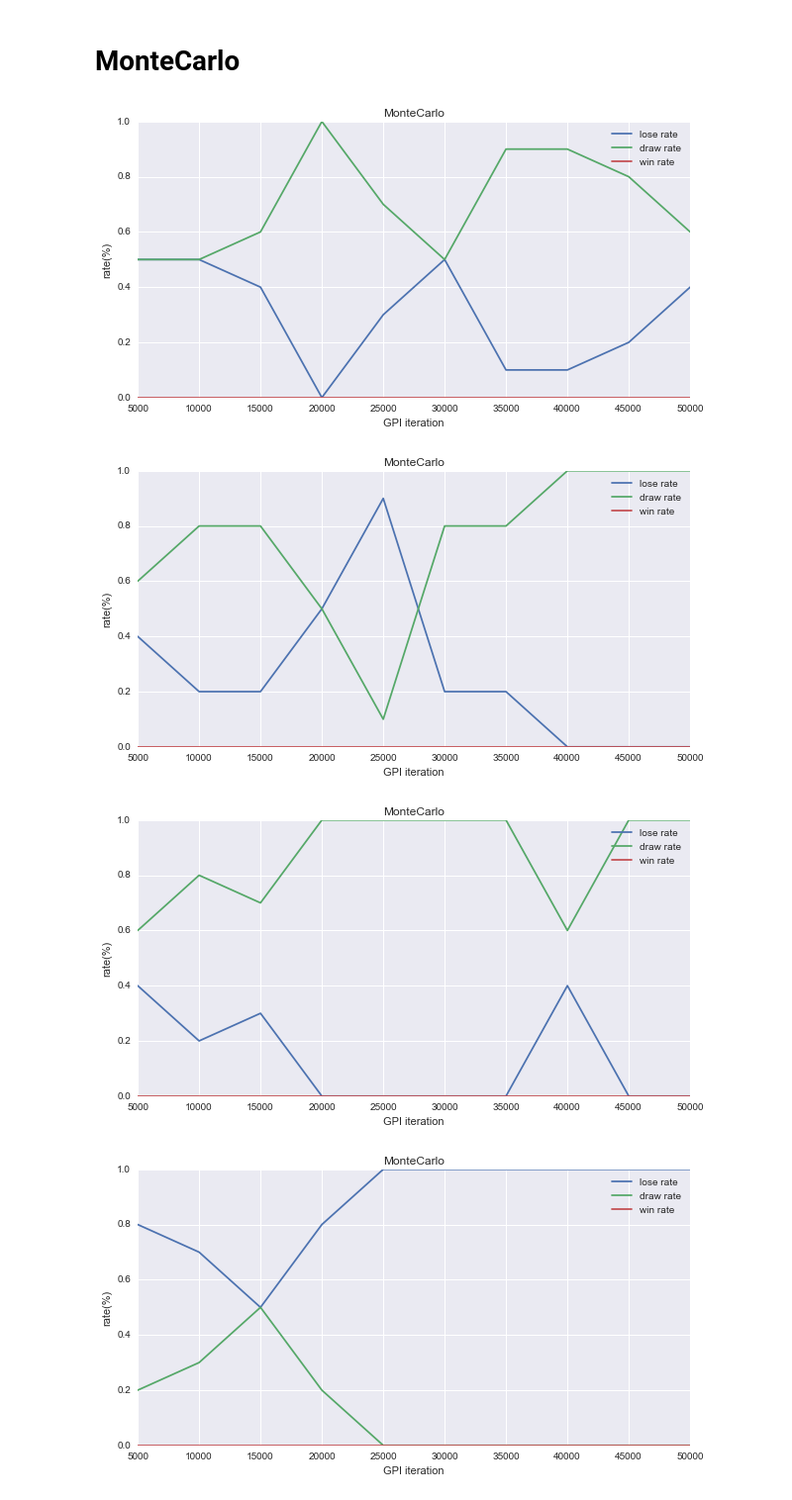
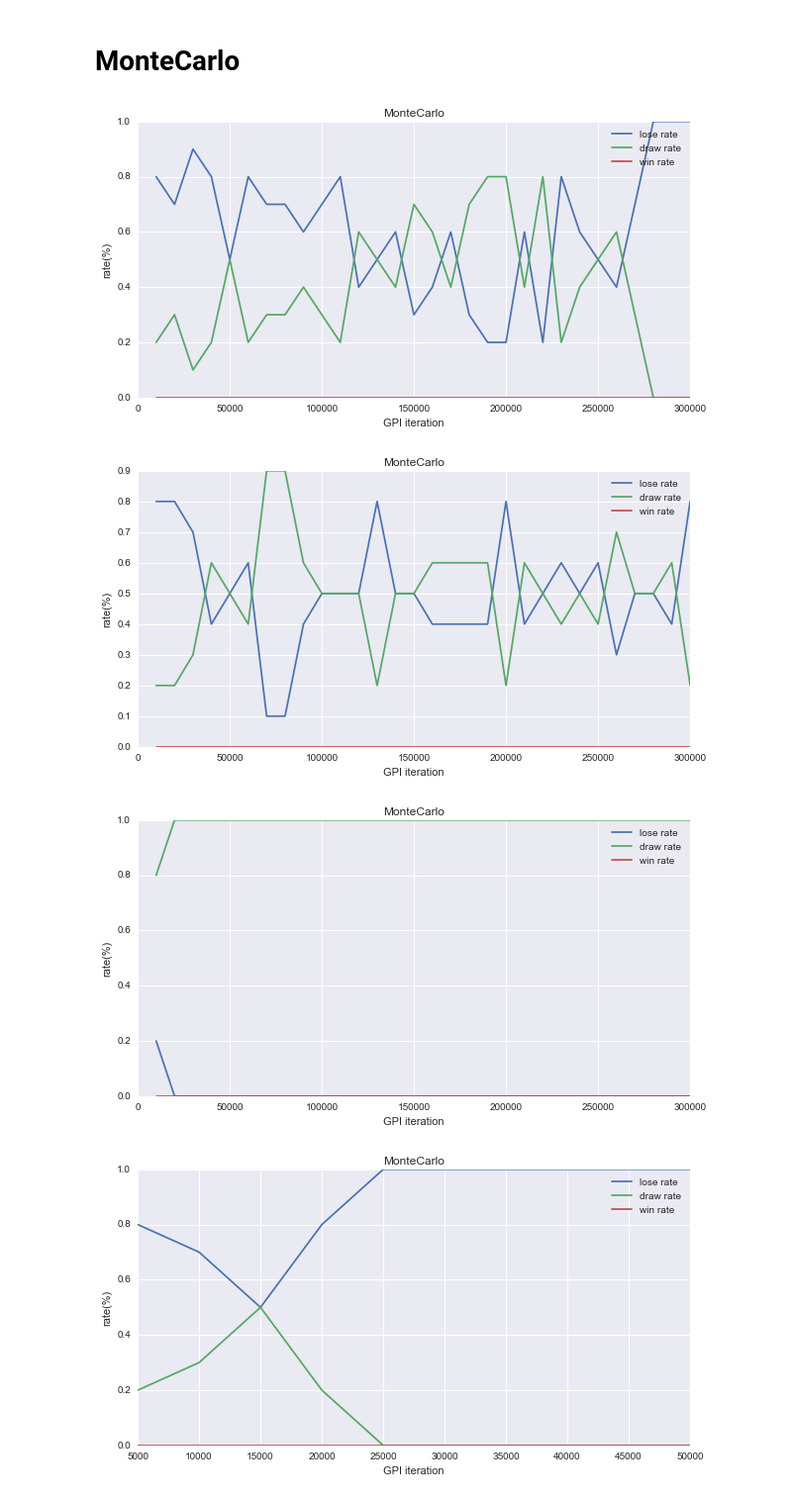
Before and after one commit to ishikota/kyoka, a Jupyter notebook: sample/ticktacktoe/notebook/ticktacktoe_performance_test.ipynb, the cells around one changed output. Shown: that part at 99% size. Cells and saved outputs as stored; diff of their text form; code cells hidden in the pictures.

```diff
--- a/sample/ticktacktoe/notebook/ticktacktoe_performance_test.ipynb
+++ b/sample/ticktacktoe/notebook/ticktacktoe_performance_test.ipynb
@@ -38,7 +38,7 @@ from sample.ticktacktoe.ticktacktoe_performance_logger import TickTackToePerform
 # %%
 LOG_INTERVAL = 1000
 TEST_GAME_COUNT = 10
-TEST_INTERVAL = 5000
+TEST_INTERVAL = 10000
 IS_FIRST_PLAYER = True
 
 domain = TickTackToeDomain(is_first_player=IS_FIRST_PLAYER)
@@ -85,26 +85,26 @@ def visualize_test_result(performance_test_result):
 # %% [markdown]
 # MonteCarlo
 # %%
-TEST_LENGTH = 50000
+TEST_LENGTH = 300000
 EPSILON = 0.1
 performance_test_result = run_performance_test(MonteCarlo(), epsilon=EPSILON, test_length=TEST_LENGTH)
 visualize_test_result(performance_test_result)
 # %% [output]
-[figure, old version]
+[figure, new version]
 # %%
-TEST_LENGTH = 50000
+TEST_LENGTH = 300000
 EPSILON = 0.3
 performance_test_result = run_performance_test(MonteCarlo(), epsilon=EPSILON, test_length=TEST_LENGTH)
 visualize_test_result(performance_test_result)
 # %% [output]
-[figure, old version]
+[figure, new version]
 # %%
-TEST_LENGTH = 50000
+TEST_LENGTH = 300000
 EPSILON = 0.7
 performance_test_result = run_performance_test(MonteCarlo(), epsilon=EPSILON, test_length=TEST_LENGTH)
 visualize_test_result(performance_test_result)
 # %% [output]
-[figure, old version]
+[figure, new version]
 # %%
 TEST_LENGTH = 50000
 EPSILON = 0.7
```
Also changed, not shown: parts of 9 cells of this notebook.
